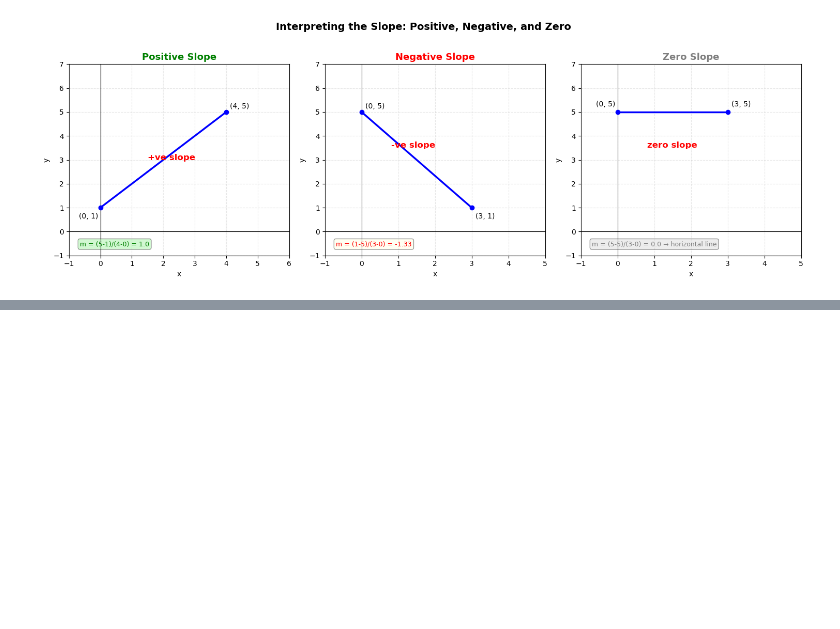
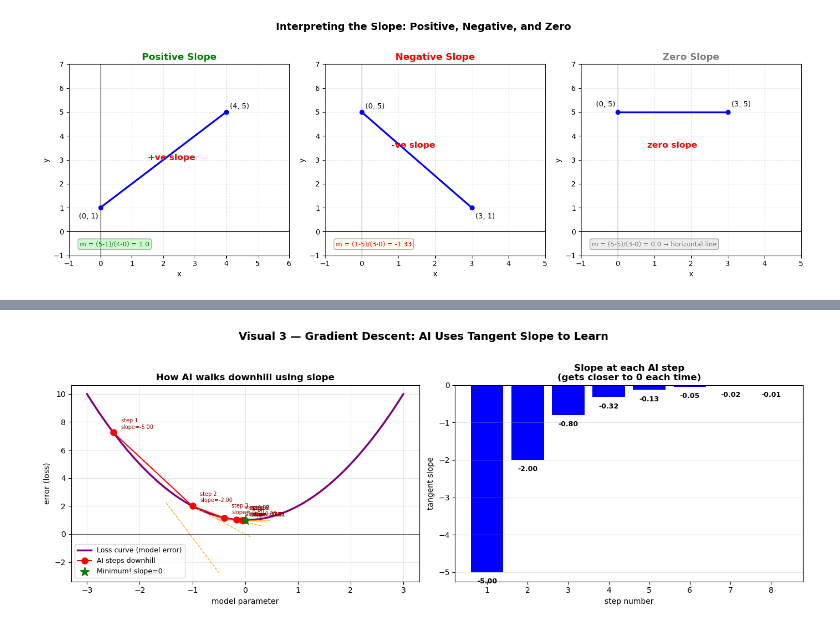
Before and after one commit to aya-alharazin/Machine-Learning, a Jupyter notebook: 02 - Linear Equation.ipynb, the cells around one changed output, grey strips where cells are left out. Drawn from its saved outputs; the diff is of its cells as text; code cells hidden in the pictures; blank space fills up the shorter version.

```diff
--- a/02 - Linear Equation.ipynb
+++ b/02 - Linear Equation.ipynb
@@ -172,0 +279,74 @@ plt.show()
+# %%
+fig, axes = plt.subplots(1, 2, figsize=(14, 5))
+
+# Loss curve (what AI tries to minimize)
+x_loss = np.linspace(-3, 3, 300)
+y_loss = x_loss**2 + 1
+
+# Left: show the descent steps
+ax = axes[0]
+ax.plot(x_loss, y_loss, color='purple', linewidth=2.5,
+        label='Loss curve (model error)')
+ax.set_title('How AI walks downhill using slope',
+             fontsize=12, fontweight='bold')
+
+start  = -2.5
+lr     = 0.3        # learning rate
+pos    = start
+steps  = []
+
+for step in range(8):
+    slope_here = 2 * pos   # derivative of x²+1
+    steps.append((pos, pos**2 + 1, slope_here))
+    pos = pos - lr * slope_here    # gradient descent step
+
+    # Draw tangent at this step
+    tx_ln = np.linspace(pos - 0.5, pos + 0.5, 50)
+    ty_ln = slope_here * (tx_ln - (pos + lr * slope_here)) + \
+            (pos + lr * slope_here)**2 + 1
+    alpha = max(0.15, 1 - step * 0.1)
+    ax.plot(tx_ln, ty_ln, color='orange',
+            linewidth=1, alpha=alpha, linestyle='--')
+
+# Draw the path of descent
+step_x = [s[0] for s in steps]
+step_y = [s[1] for s in steps]
+ax.plot(step_x, step_y, 'ro-', markersize=8,
+        label='AI steps downhill', zorder=5)
+
+for i, (sx, sy, sl) in enumerate(steps):
+    ax.annotate(f'step {i+1}\nslope={sl:.2f}',
+                (sx, sy),
+                textcoords="offset points",
+                xytext=(10, 5),
+                fontsize=7, color='darkred')
+
+ax.scatter([0], [1], color='green', s=150, zorder=6,
+           marker='*', label='Minimum! slope=0')
+ax.axhline(0, color='black', linewidth=0.5)
+ax.set_xlabel('model parameter'); ax.set_ylabel('error (loss)')
+ax.legend(fontsize=9); ax.grid(True, alpha=0.3)
+
+# Right: slope at each step
+ax2 = axes[1]
+slopes_ai = [s[2] for s in steps]
+ax2.bar(range(1, len(slopes_ai)+1), slopes_ai,
+        color=['blue' if s < 0 else 'red' if s > 0.1 else 'green'
+               for s in slopes_ai])
+ax2.axhline(0, color='black', linewidth=1.5, linestyle='--')
+ax2.set_title('Slope at each AI step\n(gets closer to 0 each time)',
+              fontsize=12, fontweight='bold')
+ax2.set_xlabel('step number')
+ax2.set_ylabel('tangent slope')
+ax2.grid(True, alpha=0.3, axis='y')
+
+for i, s in enumerate(slopes_ai):
+    ax2.text(i + 1, s + (0.1 if s >= 0 else -0.3),
+             f'{s:.2f}', ha='center', fontsize=9, fontweight='bold')
+
+plt.suptitle('Visual 3 — Gradient Descent: AI Uses Tangent Slope to Learn',
+             fontsize=14, fontweight='bold', y=1.02)
+plt.tight_layout()
+plt.show()
+# %% [output]
+[figure, added]
```
Also changed, not shown: parts of 5 cells of this notebook.
